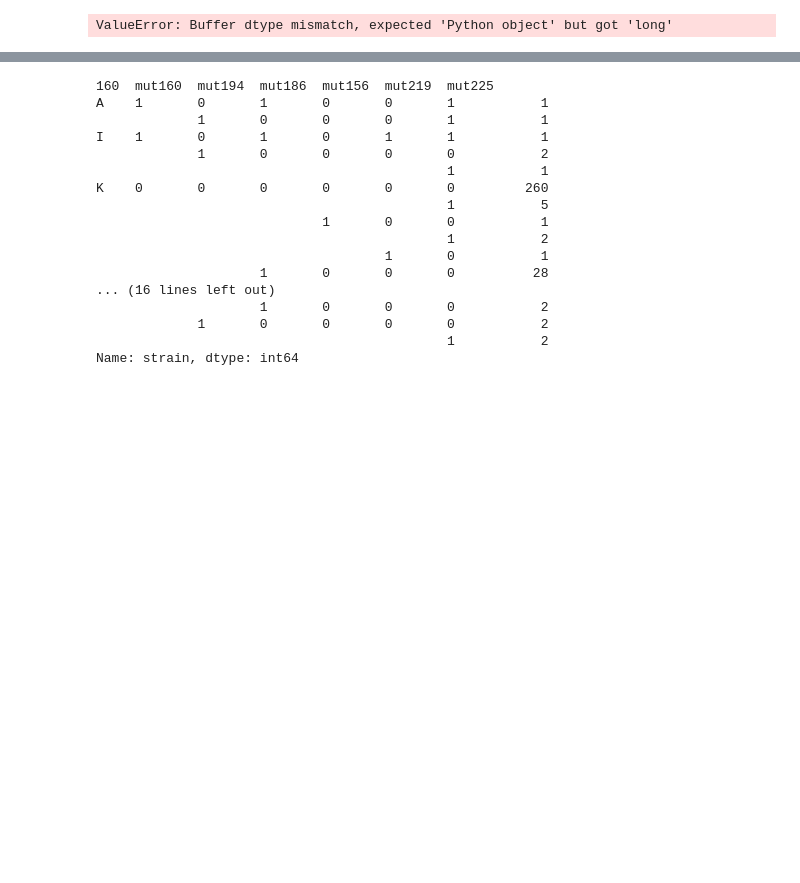
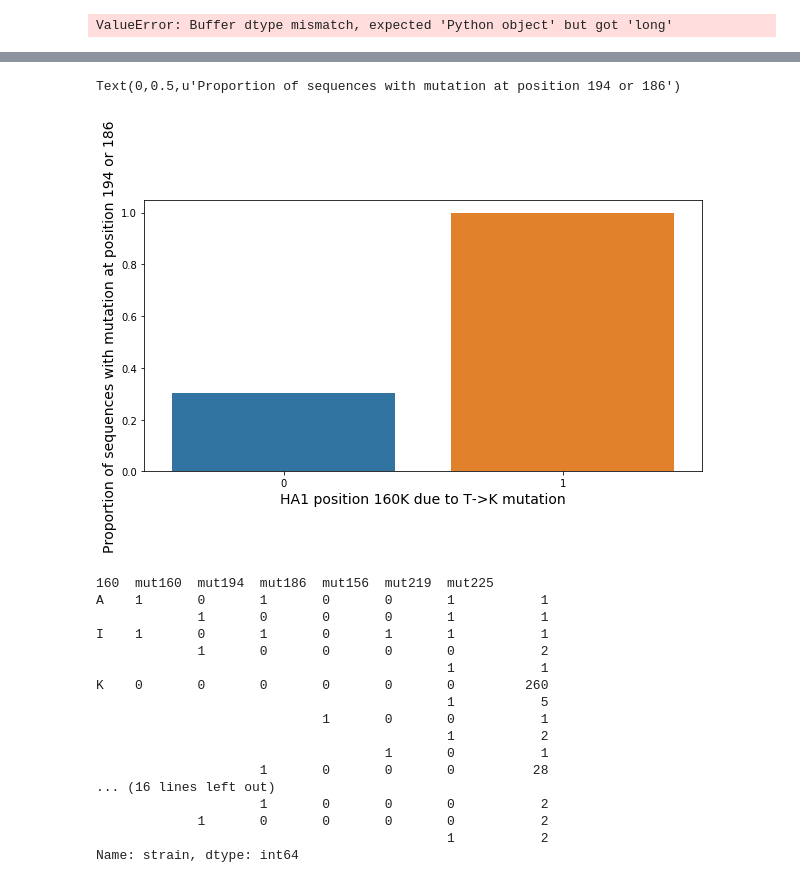
Before and after one commit to blab/egg-passage, a Jupyter notebook: notebooks/plot_takehomes.ipynb, the cells around one changed output, grey strips where cells are left out. Cells and saved outputs as stored; diff of their text form; code cells hidden in the pictures; blank space fills up the shorter version.

```diff
--- a/notebooks/plot_takehomes.ipynb
+++ b/notebooks/plot_takehomes.ipynb
@@ -65,3 +82,23 @@ ValueError: Buffer dtype mismatch, expected 'Python object' but got 'long'
+# %%
+#F. 100% of T160K seqs mutate at an additional site (compared with 31% of other 160K seqs)
+
+f_group = egg_df[egg_df['160']=='K'].groupby('mut160')['mut194_186'].value_counts(normalize=True)
+
+
+f_dict = {}
+for (aa, mut), g in f_group.iteritems():
+    if mut==True:
+        f_dict[aa]=[g]
+
+f_df = pd.DataFrame(f_dict).T.reset_index().rename(columns={'index':'t160k_mutation', 0:'y'})
+fig, ax = plt.subplots(figsize=(10,5))
+fig = sns.barplot(x='t160k_mutation', y='y', data=f_df, ax=ax)
+
+plt.xlabel('HA1 position 160K due to T->K mutation', size=14)
+plt.ylabel('Proportion of sequences with mutation at position 194 or 186', size=14)
+# %% [output]
+Text(0,0.5,u'Proportion of sequences with mutation at position 194 or 186')
+[figure, added]
 # %%
 egg_df.groupby(['160','mut160','mut194','mut186','mut156', 'mut219', 'mut225'])['strain'].agg('count')
 # %% [output]
```
Also changed, not shown: parts of 3 cells of this notebook.
